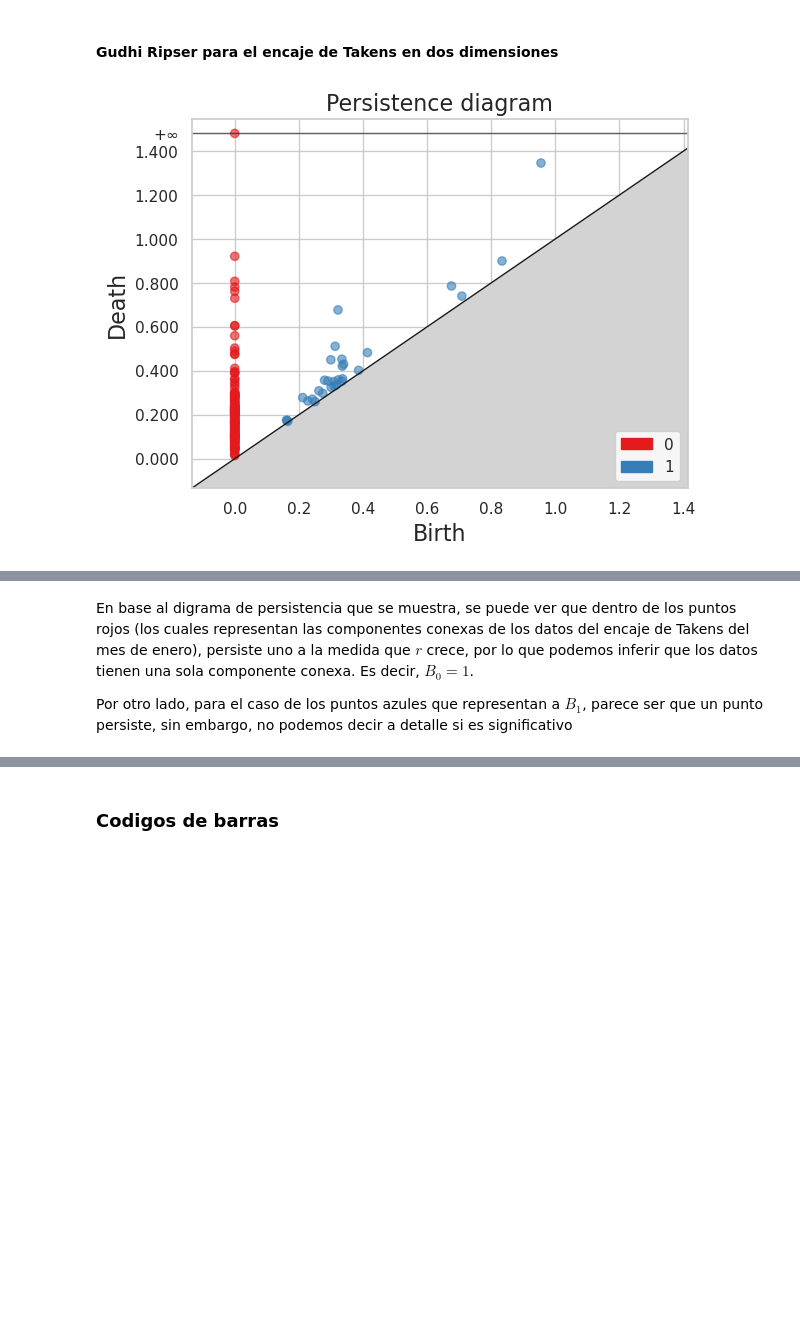
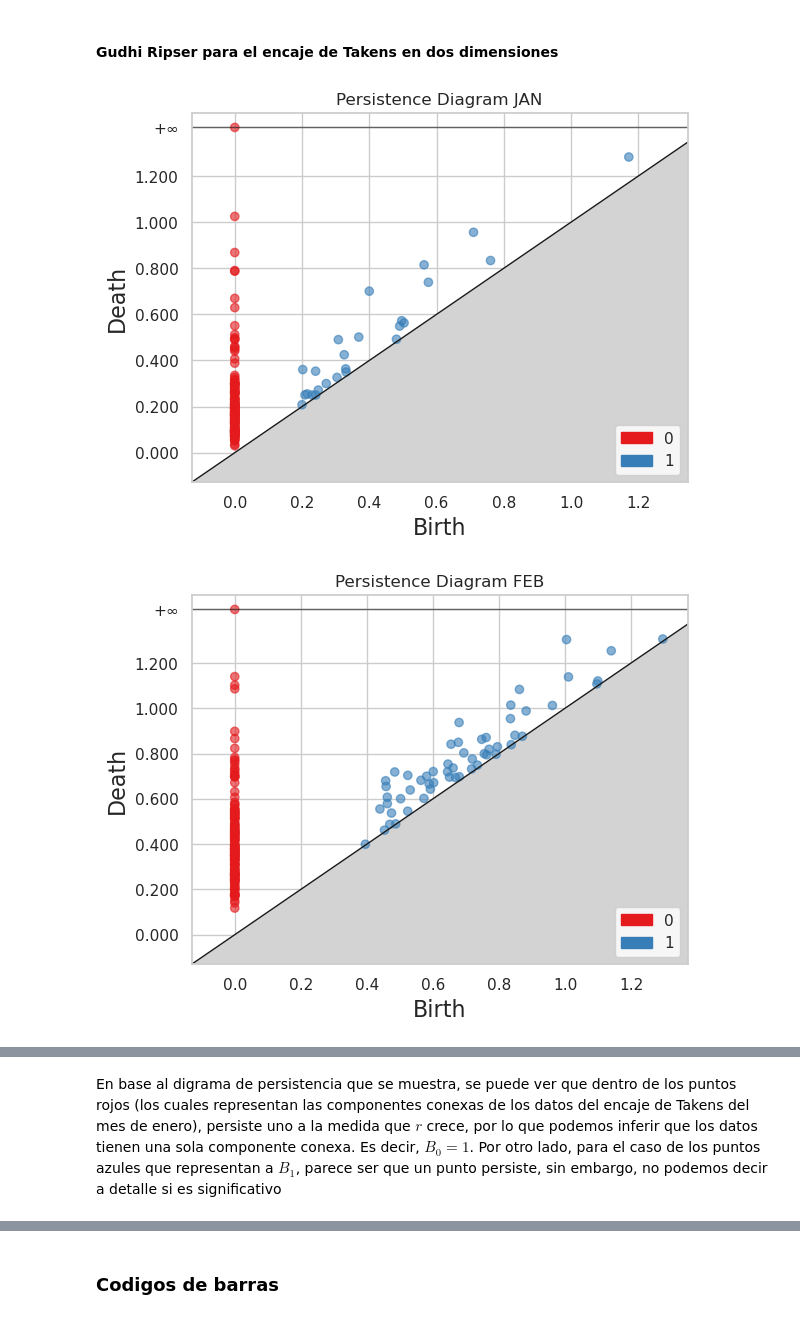
Before and after one commit to CastroMaster10/ENSO-Persistence-analysis, a Jupyter notebook: main.ipynb, the cells around one changed output, grey strips where cells are left out. Drawn from its saved outputs; the diff is of its cells as text; code cells hidden in the pictures; blank space fills up the shorter version.

Commit message:
Digrama de persistencia,barras y densidades

```diff
--- a/main.ipynb
+++ b/main.ipynb
@@ -163,0 +220,3 @@ Por terminos de simplicidad, trabajaremos con los datos del mes de enero.
+# %%
+parametros_optimos_meses =  parametros_optimos(y)
+parametros_optimos_meses
@@ -219,15 +273,0 @@ Vamos a ver como se ve con un $\tau=1$ y de $d=2$ y el stride de 1
-# %%
-embedding_dimension_periodic = 2
-embedding_time_delay_periodic = 1
-stride = 1
-embedder_periodic = SingleTakensEmbedding(
-    parameters_type="fixed",
-    n_jobs=2,
-    time_delay=embedding_time_delay_periodic,
-    dimension=embedding_dimension_periodic,
-    stride=stride,
-)
-
-y_periodic_embedded = embedder_periodic.fit_transform(y["JAN"])
-print(f"Shape of embedded time series: {y_periodic_embedded.shape}")
-plot_point_cloud(y_periodic_embedded)
@@ -257,8 +292,26 @@ def diagram_sizes(dgms):
+# %%
+
+def encaje_takens(y,embedding_time_delay_periodic,embedding_dimension_periodic,stride=1):
+
+    embedder_periodic = SingleTakensEmbedding(
+        parameters_type="fixed",
+        n_jobs=2,
+        time_delay=embedding_time_delay_periodic,
+        dimension=embedding_dimension_periodic,
+        stride=stride,
+    )
+
+    y_periodic_embedded = embedder_periodic.fit_transform(y)
+    return y_periodic_embedded
 # %%
-skeletonCirc=gd.RipsComplex(points=y_periodic_embedded, max_edge_length = 2)
-Rips_simplex_tree_Circ = skeletonCirc.create_simplex_tree(max_dimension = 2)
-Barcodes_Rips_Circ = Rips_simplex_tree_Circ.persistence()
-gd.plot_persistence_diagram(Barcodes_Rips_Circ);
-plt.show()
+for i,column in enumerate(y.columns):
+    y_transformed = encaje_takens(y[column],int(parametros_optimos_meses.loc[i][1]),int(parametros_optimos_meses.loc[i][2]),stride=1)
+    skeletonCirc=gd.RipsComplex(points=y_transformed, max_edge_length = 2)
+    Rips_simplex_tree_Circ = skeletonCirc.create_simplex_tree(max_dimension = 2)
+    Barcodes_Rips_Circ = Rips_simplex_tree_Circ.persistence()
+    gd.plot_persistence_diagram(Barcodes_Rips_Circ);
+    plt.title(f'Persistence Diagram {column}')
+    plt.show()
 # %% [output]
-[figure, old version]
+[figure, new version]
+[figure, added]
@@ -265,4 +328,2 @@ plt.show()
 # %% [markdown]
-En base al digrama de persistencia que se muestra, se puede ver que dentro de los puntos rojos (los cuales representan las componentes conexas de los datos del encaje de Takens del mes de enero), persiste uno a la medida que $r$ crece, por lo que podemos inferir que los datos tienen una sola componente conexa. Es decir, $B_0=1$.
-
-Por otro lado, para el caso de los puntos azules que representan a $B_1$, parece ser que un punto persiste, sin embargo, no podemos decir a detalle si es significativo
+En base al digrama de persistencia que se muestra, se puede ver que dentro de los puntos rojos (los cuales representan las componentes conexas de los datos del encaje de Takens del mes de enero), persiste uno a la medida que $r$ crece, por lo que podemos inferir que los datos tienen una sola componente conexa. Es decir, $B_0=1$. Por otro lado, para el caso de los puntos azules que representan a $B_1$, parece ser que un punto persiste, sin embargo, no podemos decir a detalle si es significativo
```
Also changed, not shown: parts of 27 cells of this notebook.
